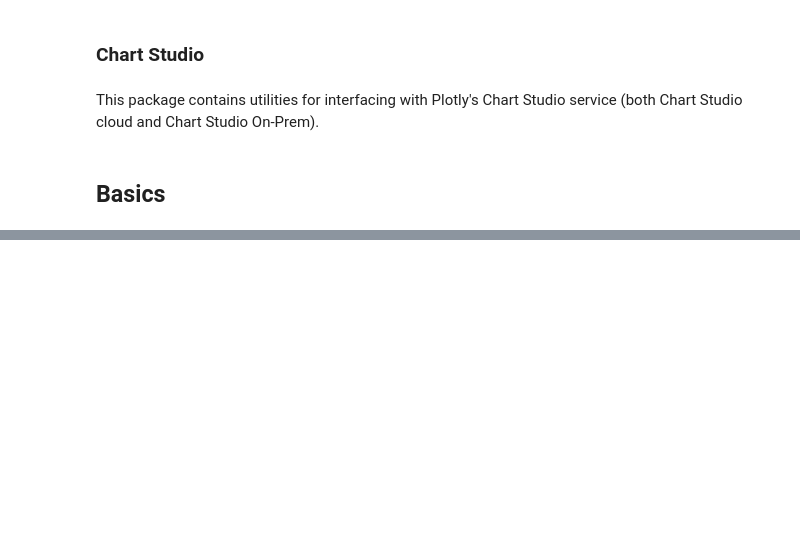
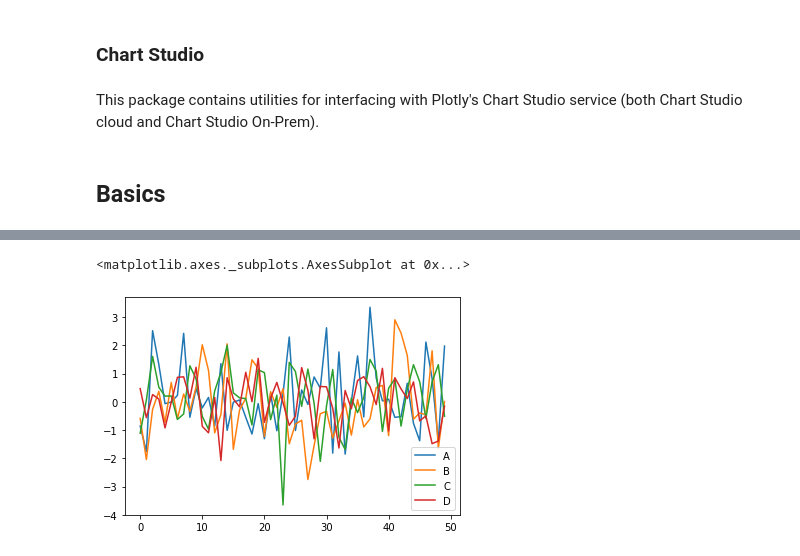
Before and after one commit to chikoungoun/Plotly-Essentials, a Jupyter notebook: Derek Banas Tuto.ipynb, the cells around one changed output, grey strips where cells are left out. Cells and saved outputs as stored; diff of their text form; code cells hidden in the pictures; blank space fills up the shorter version.

Commit message:
plot Vs iPlot

```diff
--- a/Derek Banas Tuto.ipynb
+++ b/Derek Banas Tuto.ipynb
@@ -37,3 +37,8 @@ The library binds the power of Plotly with the flexibility of Pandas for easy pl
 This package contains utilities for interfacing with Plotly's Chart Studio service (both Chart Studio cloud and Chart Studio On-Prem).
 # %% [markdown]
 ## Basics
+# %%
+#Set up a basic Dataset for figuration difference
+arr1 = np.random.randn(50,4)
+df1 = pd.DataFrame(arr1,columns=['A','B','C','D'])
+df1.head()
@@ -39,0 +52,6 @@ This package contains utilities for interfacing with Plotly's Chart Studio servi
+# %%
+# Basic plot
+df1.plot()
+# %% [output]
+<matplotlib.axes._subplots.AxesSubplot at 0x...>
+[figure, added]
```
Also changed, not shown: parts of 2 cells of this notebook.
